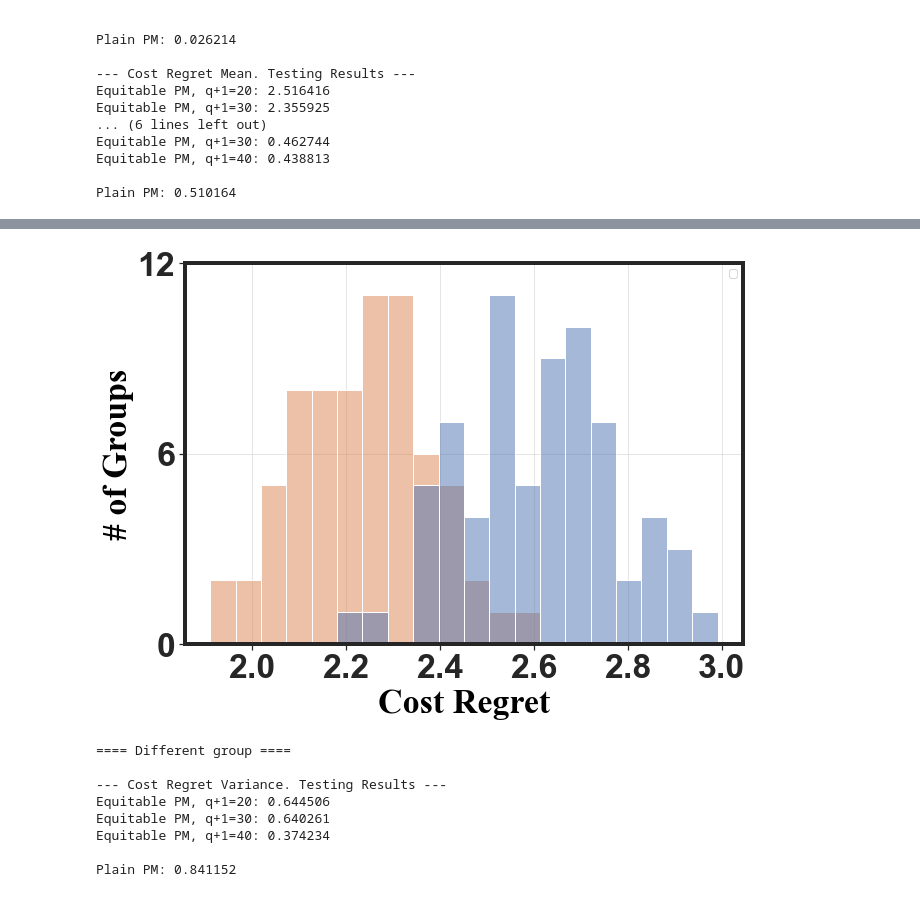
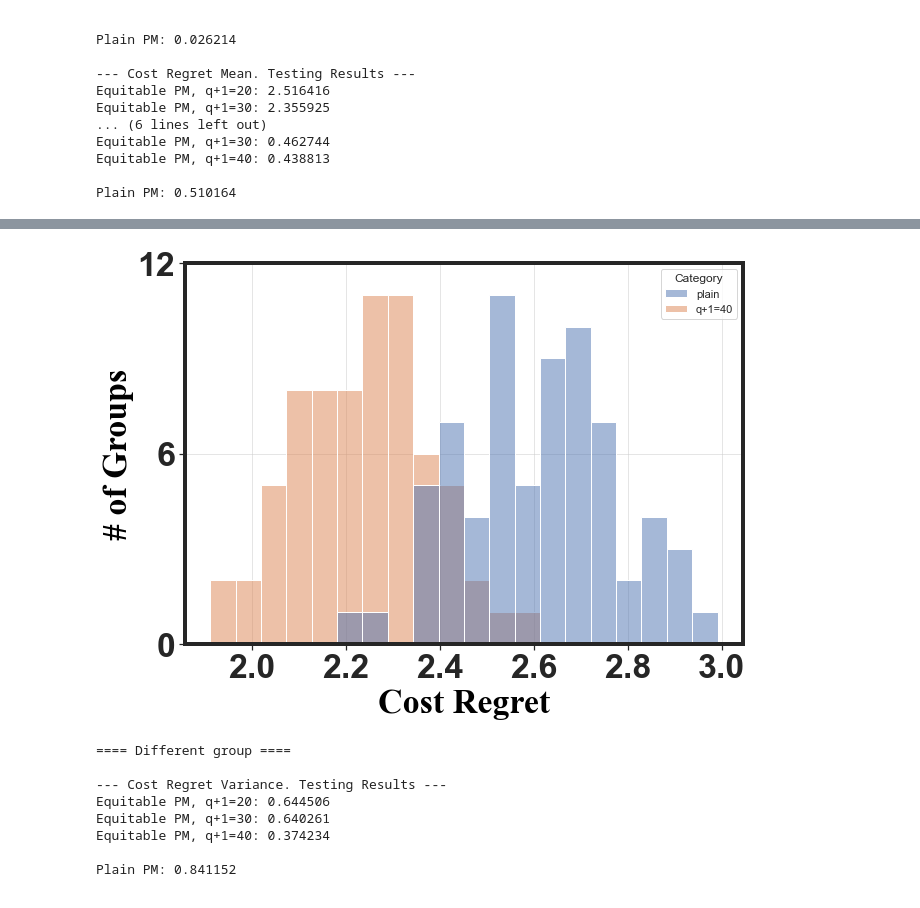
Before and after one commit to Ren-Research/Socially-Equitable-Public-Models, a Jupyter notebook: results/ev/plots.ipynb, the cells around one changed output, grey strips where cells are left out. Saved outputs shown, nothing was run; the diff lists cells and outputs as text; code cells hidden in the pictures.

```diff
--- a/results/ev/plots.ipynb
+++ b/results/ev/plots.ipynb
@@ -132,35 +132,34 @@ sns.histplot(
     bins=20,
     line_kws={"lw": 5}
 )
 
 font = {'family': 'Times New Roman',
         'color':  'black',
         'size': 34,
          'weight': 'bold',
         }
 
 
 # Customize the font
 ax.spines['bottom'].set_linewidth(4)
 ax.spines['left'].set_linewidth(4)
 ax.spines['right'].set_linewidth(4)
 ax.spines['top'].set_linewidth(4)
 
 # Customize ticks and labels
 plt.yticks(fontsize=34, fontweight='bold')
 plt.xticks(fontsize=34, fontweight='bold')
 ax.set_yticks([0,6, 12])
 ax.set_ylim([0, 12])
 ax.set_xlabel("Cost Regret", fontweight='bold', fontdict=font)
 ax.set_ylabel("# of Groups", fontweight='bold', fontdict=font)
 
 # Add grid
 plt.grid(True, alpha=0.5)
 
-plt.legend("")
 plt.show()
 # %% [output]
-[figure, old version]
+[figure, new version]
 # %%
 # different dist
 import numpy as np
```
Also changed, not shown: parts of 2 cells of this notebook, 1 other file.
